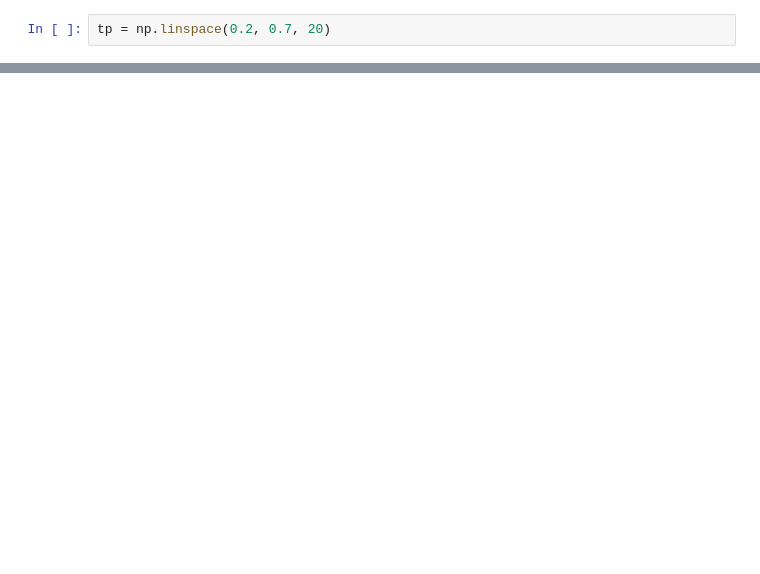
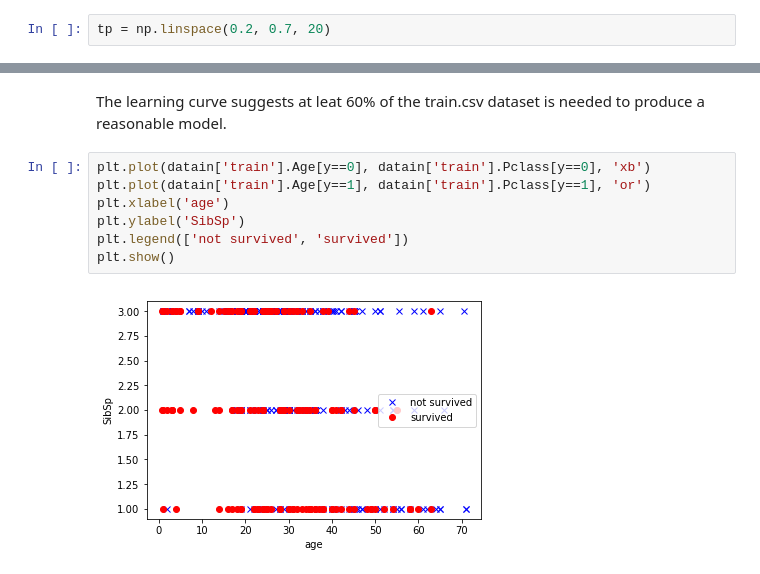
Before and after one commit to badGarnet/titanic_survive, a Jupyter notebook: LG notes.ipynb, the cells around one changed output, grey strips where cells are left out. Saved outputs shown, nothing was run; the diff lists cells and outputs as text; blank space fills up the shorter version.

```diff
--- a/LG notes.ipynb
+++ b/LG notes.ipynb
@@ -98,0 +81,11 @@ plt.show()
+# %% [markdown]
+The learning curve suggests at leat 60% of the train.csv dataset is needed to produce a reasonable model.
+# %%
+plt.plot(datain['train'].Age[y==0], datain['train'].Pclass[y==0], 'xb')
+plt.plot(datain['train'].Age[y==1], datain['train'].Pclass[y==1], 'or')
+plt.xlabel('age')
+plt.ylabel('SibSp')
+plt.legend(['not survived', 'survived'])
+plt.show()
+# %% [output]
+[figure, added]
```
Also changed, not shown: parts of 20 cells of this notebook.
